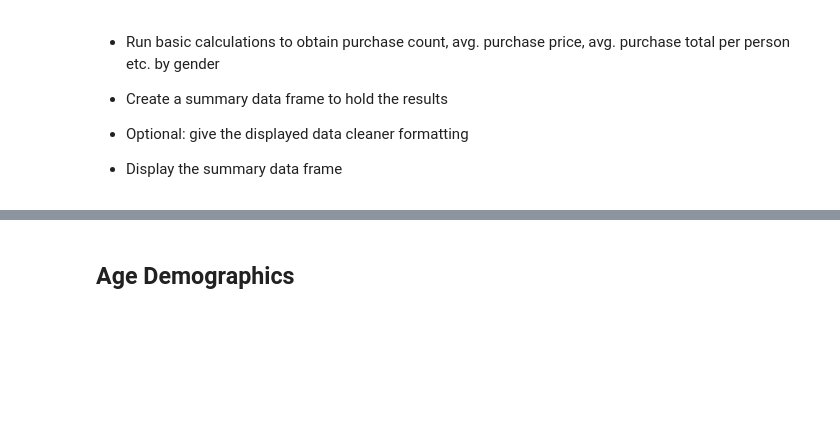
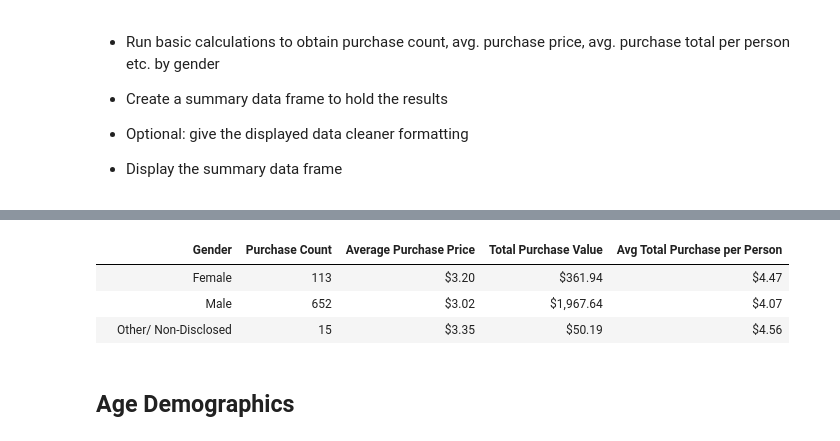
Before and after one commit to jessches5/pandas-challenge, a Jupyter notebook: HeroesOfPymoli/HeroesOfPymoli_starter.ipynb, the cells around one changed output, grey strips where cells are left out. Saved outputs shown, nothing was run; the diff lists cells and outputs as text; code cells hidden in the pictures; blank space fills up the shorter version.

Commit message:
Purchasing Analysis Table Complete

```diff
--- a/HeroesOfPymoli/HeroesOfPymoli_starter.ipynb
+++ b/HeroesOfPymoli/HeroesOfPymoli_starter.ipynb
@@ -163,3 +144,69 @@ other_players
+# %%
+males = (purchase_data.loc[(purchase_data["Gender"] == "Male")])
+male_players = len(males)
+male_players
+
+females = purchase_data.loc[(purchase_data["Gender"] == "Female")]
+female_players = len(females)
+female_players
+
+
+others = purchase_data.loc[(purchase_data["Gender"] == "Other / Non-Disclosed")]
+other_players = len(others)
+other_players
+
+total_males = males["Price"].sum()
+total_males
+
+total_females = females["Price"].sum()
+total_females
+
+total_others = others["Price"].sum()
+total_others
+
+avg_males = males["Price"].mean()
+avg_males
+
+avg_females = females["Price"].mean()
+avg_females
+
+avg_others = others["Price"].mean()
+avg_others
+
+avg_per_male = total_males / unduplicated_males
+avg_per_male
+
+avg_per_female = total_females / unduplicated_females
+avg_per_female
+
+avg_per_other = total_others / unduplicated_others
+avg_per_other
+
+purchasing_df = pd.DataFrame([{"Gender": "Female",
+                           "Purchase Count": female_players,
+                           "Average Purchase Price": avg_females,
+                            "Total Purchase Value": total_females,
+                            "Avg Total Purchase per Person": avg_per_female},
+                          {"Gender": "Male",
+                           "Purchase Count": male_players,
+                           "Average Purchase Price": avg_males,
+                            "Total Purchase Value": total_males,
+                            "Avg Total Purchase per Person": avg_per_male},
+                           {"Gender": "Other/ Non-Disclosed",
+                           "Purchase Count": other_players,
+                           "Average Purchase Price": avg_others,
+                            "Total Purchase Value": total_others,
+                            "Avg Total Purchase per Person": avg_per_other}], index=['','',''])
+
+purchasing_df["Average Purchase Price"] = purchasing_df["Average Purchase Price"].map("${:,.2f}".format)
+purchasing_df["Total Purchase Value"] = purchasing_df["Total Purchase Value"].map("${:,.2f}".format)
+purchasing_df["Avg Total Purchase per Person"] = purchasing_df["Avg Total Purchase per Person"].map("${:,.2f}".format)
+purchasing_df
+# %% [output]
+|  | Gender | Purchase Count | Average Purchase Price | Total Purchase Value | Avg Total Purchase per Person |
+|  | Female | 113 | $3.20 | $361.94 | $4.47 |
+|  | Male | 652 | $3.02 | $1,967.64 | $4.07 |
+|  | Other/ Non-Disclosed | 15 | $3.35 | $50.19 | $4.56 |
 # %% [markdown]
 ## Age Demographics
 # %% [markdown]
```
Also changed, not shown: parts of 2 cells of this notebook.
